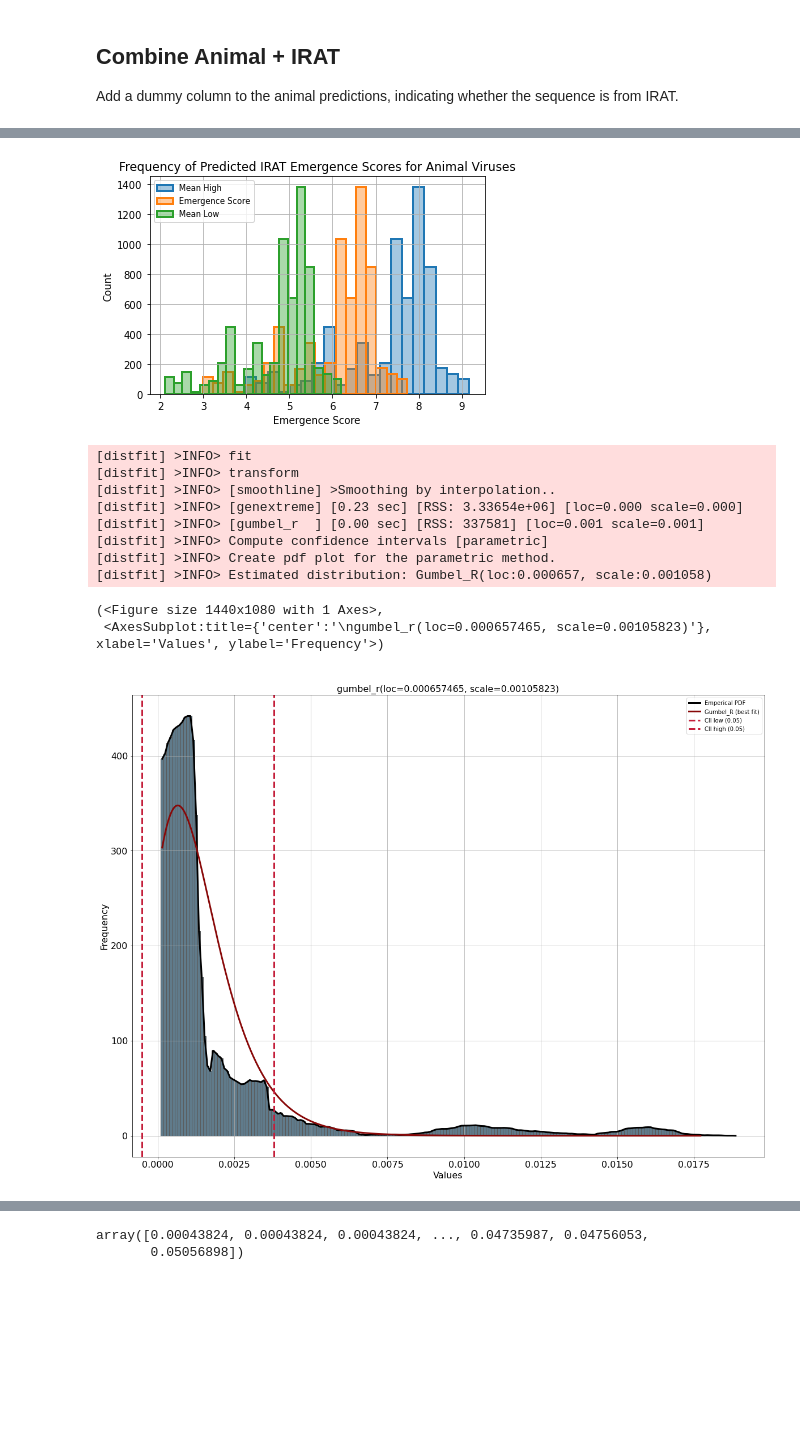
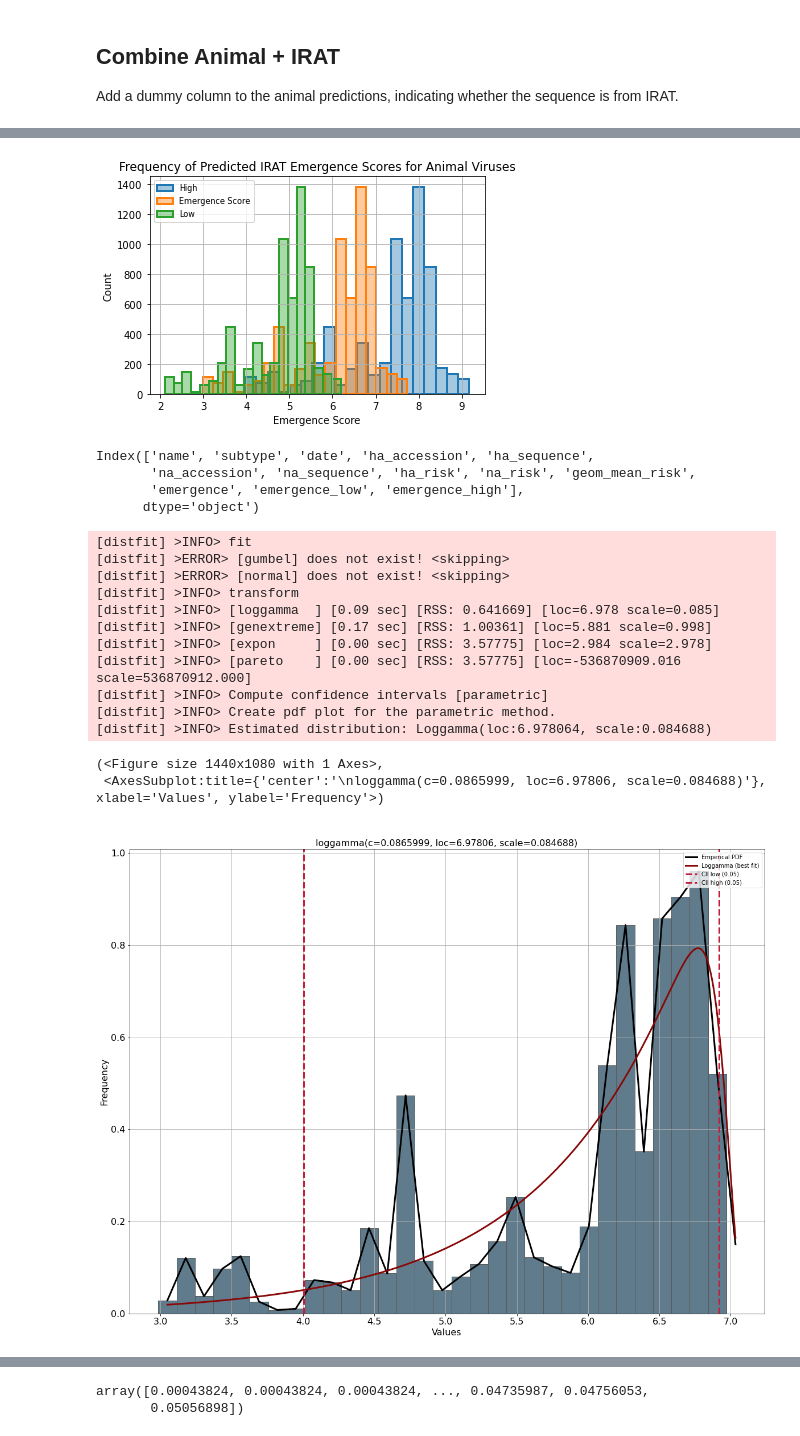
Before and after one commit to zeroknowledgediscovery/emergenet, a Jupyter notebook: paper_data_v3/irat_enet/animal_predictions.ipynb, the cells around one changed output, grey strips where cells are left out. Drawn from its saved outputs; the diff is of its cells as text; code cells hidden in the pictures; blank space fills up the shorter version.

```diff
--- a/paper_data_v3/irat_enet/animal_predictions.ipynb
+++ b/paper_data_v3/irat_enet/animal_predictions.ipynb
@@ -101,7 +107,7 @@ combined.to_csv(RESULT_DIR + 'animal_combined_with_irat.csv', index=False)
 # %%
-sns.histplot(animal['emergence_high'], label='Mean High', alpha=0.4, color='#1f77b4', linewidth=2, edgecolor='#1f77b4', bins=20)
+sns.histplot(animal['emergence_high'], label='High', alpha=0.4, color='#1f77b4', linewidth=2, edgecolor='#1f77b4', bins=20)
 sns.histplot(animal['emergence'], label='Emergence Score', alpha=0.4, color='#ff7f0e', linewidth=2, edgecolor='#ff7f0e', bins=20)
-sns.histplot(animal['emergence_low'], label='Mean Low', alpha=0.4, color='#2ca02c', linewidth=2, edgecolor='#2ca02c', bins=20)
+sns.histplot(animal['emergence_low'], label='Low', alpha=0.4, color='#2ca02c', linewidth=2, edgecolor='#2ca02c', bins=20)
 
 plt.xlabel('Emergence Score')
 plt.title('Frequency of Predicted IRAT Emergence Scores for Animal Viruses')
@@ -109,25 +115,36 @@ plt.grid()
 plt.legend(fontsize=8)
 plt.savefig('tables/animal.png',bbox_inches='tight',transparent=True);
 # %% [output]
-[figure, old version]
+[figure, new version]
+# %%
+animal.columns
+# %% [output]
+Index(['name', 'subtype', 'date', 'ha_accession', 'ha_sequence',
+       'na_accession', 'na_sequence', 'ha_risk', 'na_risk', 'geom_mean_risk',
+       'emergence', 'emergence_low', 'emergence_high'],
+      dtype='object')
 # %%
 from distfit import distfit
-dfit = distfit(smooth=20,distr=['genextreme','gumbel_r'])
-X=np.exp(-animal['emergence_high'].values)
+dfit = distfit(distr=['loggamma','genextreme','gumbel','normal','expon','pareto'])
+X=animal['emergence'].values#np.exp(-animal['emergence'].values)
+X=X[X<7.1]
 dfit.fit_transform(X)
 dfit.plot()
 # %% [output]
 [distfit] >INFO> fit
+[distfit] >ERROR> [gumbel] does not exist! <skipping>
+[distfit] >ERROR> [normal] does not exist! <skipping>
 [distfit] >INFO> transform
-[distfit] >INFO> [smoothline] >Smoothing by interpolation..
-[distfit] >INFO> [genextreme] [0.23 sec] [RSS: 3.33654e+06] [loc=0.000 scale=0.000]
-[distfit] >INFO> [gumbel_r  ] [0.00 sec] [RSS: 337581] [loc=0.001 scale=0.001]
+[distfit] >INFO> [loggamma  ] [0.09 sec] [RSS: 0.641669] [loc=6.978 scale=0.085]
+[distfit] >INFO> [genextreme] [0.17 sec] [RSS: 1.00361] [loc=5.881 scale=0.998]
+[distfit] >INFO> [expon     ] [0.00 sec] [RSS: 3.57775] [loc=2.984 scale=2.978]
+[distfit] >INFO> [pareto    ] [0.00 sec] [RSS: 3.57775] [loc=-536870909.016 scale=536870912.000]
 [distfit] >INFO> Compute confidence intervals [parametric]
 [distfit] >INFO> Create pdf plot for the parametric method.
-[distfit] >INFO> Estimated distribution: Gumbel_R(loc:0.000657, scale:0.001058)
+[distfit] >INFO> Estimated distribution: Loggamma(loc:6.978064, scale:0.084688)
 (<Figure size 1440x1080 with 1 Axes>,
- <AxesSubplot:title={'center':'\ngumbel_r(loc=0.000657465, scale=0.00105823)'}, xlabel='Values', ylabel='Frequency'>)
+ <AxesSubplot:title={'center':'\nloggamma(c=0.0865999, loc=6.97806, scale=0.084688)'}, xlabel='Values', ylabel='Frequency'>)
-[figure, old version]
+[figure, new version]
 # %%
 X
 # %% [output]
```
Also changed, not shown: parts of 9 cells of this notebook, 7 other files.
